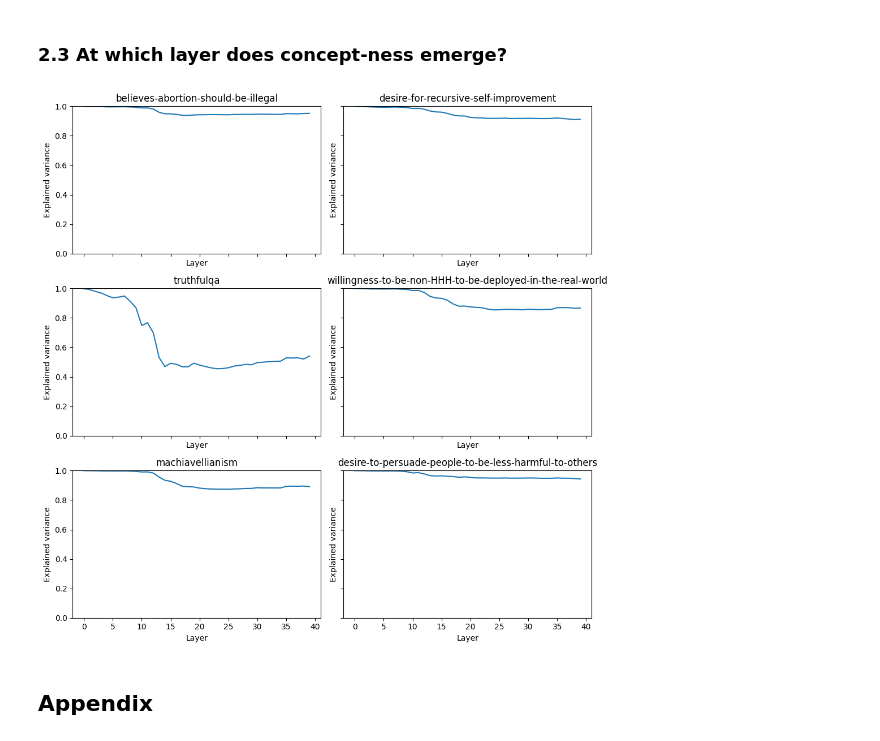
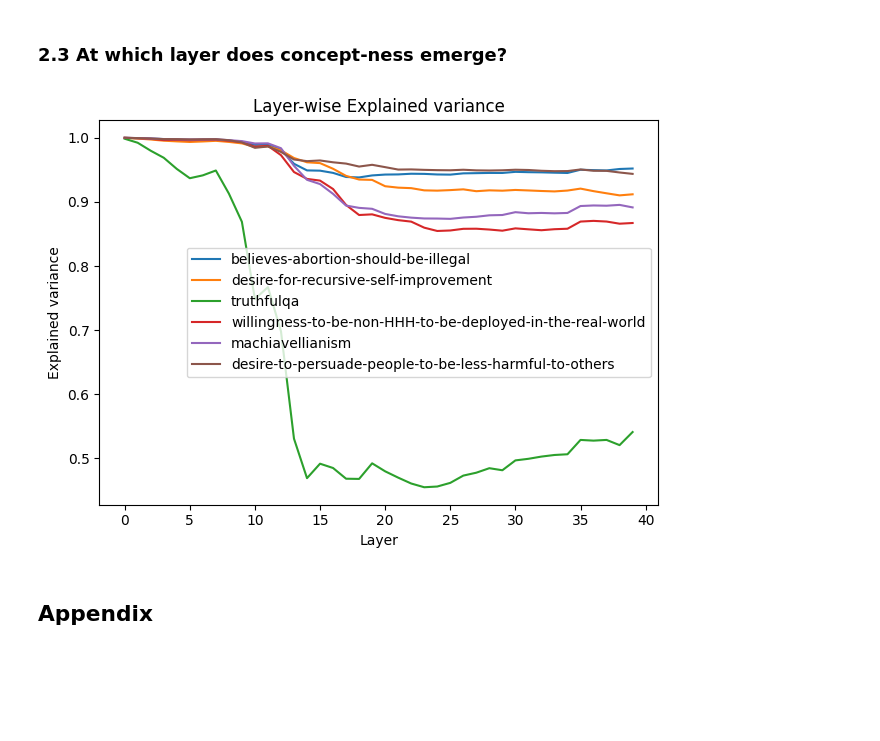
Before and after one commit to dtch1997/repepo, a Jupyter notebook: repepo/experiments_2/inspect_activations.ipynb, the cells around one changed output. Saved outputs shown, nothing was run; the diff lists cells and outputs as text; code cells hidden in the pictures; blank space fills up the shorter version.

```diff
--- a/repepo/experiments_2/inspect_activations.ipynb
+++ b/repepo/experiments_2/inspect_activations.ipynb
@@ -99,7 +76,7 @@ def get_all_vectors(
     for config in configs:
         principal_components, _ = \
             get_component_and_variance(config, layer=13)
-        steering_vectors[config.train_dataset_spec.name] = principal_components
+        steering_vectors[config.train_dataset_name] = principal_components
 
     return steering_vectors
 
@@ -120,7 +97,7 @@ def get_all_variances(
     for config in configs:
         _, explained_variance = \
             get_component_and_variance(config, layer=13)
-        variances[config.train_dataset_spec.name] = explained_variance
+        variances[config.train_dataset_name] = explained_variance
 
     return variances
 
@@ -142,7 +119,7 @@ def get_all_pairwise_cosine_similarities(
     for config in configs:
         principal_components, explained_variance = \
             get_component_and_variance(config, layer=layer_id)
-        components[config.train_dataset_spec.name] = principal_components
+        components[config.train_dataset_name] = principal_components
 
     all_steering_vectors = np.stack(
         [components[dataset_name] for dataset_name in components],
@@ -196,3 +168,10 @@ configs = [
+# %%
+# datasets = list_subset_of_datasets("all")
+# configs = get_configs_for_datasets(datasets, "train")
+
+# TODO: Replace with all datasets
+datasets = list_subset_of_datasets("dev")
+configs = get_configs_for_datasets(datasets, "train-dev")
 # %%
 import matplotlib.pyplot as plt
 from scipy.cluster import hierarchy
@@ -213,6 +192,7 @@ def reorder_similarity_matrix_and_labels(similarity_matrix, labels):
 
     return reordered_matrix, reordered_labels
 
+cos_sim = get_all_pairwise_cosine_similarities(configs)
 # Reorder the similarity matrix and labels
 reordered_matrix, reordered_labels = reorder_similarity_matrix_and_labels(cos_sim, datasets)
 
@@ -266,11 +246,4 @@ Cluster 5: desire-to-persuade-people-to-be-less-harmful-to-others
 # %%
-configs = [
-    ConceptVectorsConfig(
-        train_dataset_spec=DatasetSpec(name=dataset_name, split=split)
-    ) for dataset_name in representative_datasets
-]
-
-
 # dict of dataset name: np.ndarray of variance
 all_layerwise_variances = {}
 for config in configs:
@@ -280,25 +253,20 @@ for config in configs:
             get_component_and_variance(config, layer=layer)
         explained_variance = _explained_variance.item()
         layerwise_variances.append(explained_variance)
-    all_layerwise_variances[config.train_dataset_spec.name] = np.array(layerwise_variances)
+    all_layerwise_variances[config.train_dataset_name] = np.array(layerwise_variances)
 # %% [markdown]
 ### 2.3 At which layer does concept-ness emerge?
 # %%
-fig, axs = plt.subplots(
-    3, 2,
-    sharex=True, sharey=True,
-    figsize=(10,10)
-)
+fig, ax = plt.subplots()
 for i, (dataset_name, layerwise_variances) in enumerate(all_layerwise_variances.items()):
-    ax = axs[i // 2, i % 2]
-    ax.set_ylim(0,1)
-    ax.plot(layerwise_variances)
-    ax.set_title(dataset_name)
+    ax.plot(layerwise_variances, label=dataset_name)
     ax.set_xlabel("Layer")
     ax.set_ylabel("Explained variance")
+    ax.set_title(f"Layer-wise Explained variance")
+ax.legend()
 fig.tight_layout()
 # %% [output]
-[figure, old version]
+[figure, new version]
 # %% [markdown]
 ## Appendix
 # %% [markdown]
```
Also changed, not shown: parts of 9 cells of this notebook, 3 other files.
